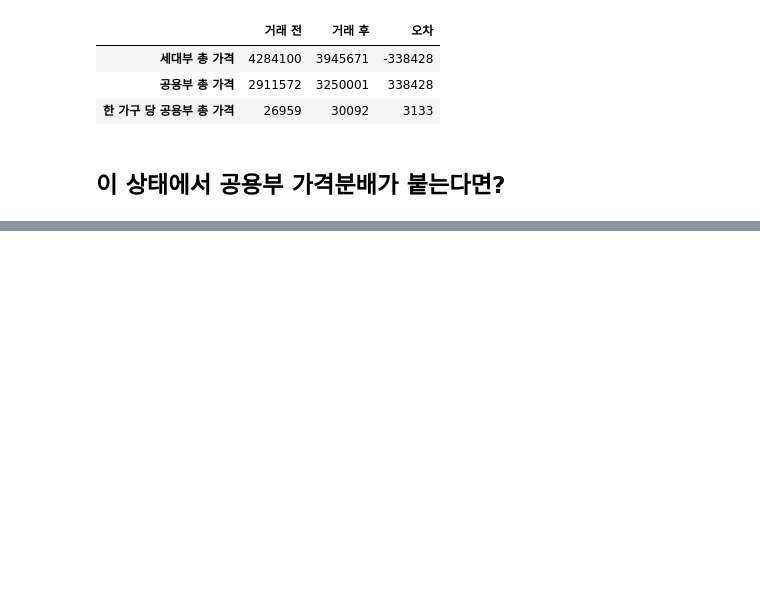
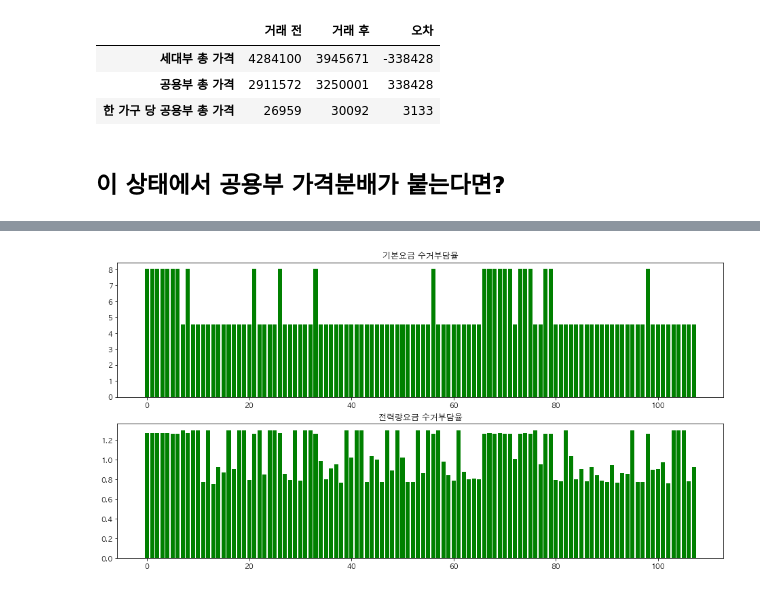
Before and after one commit to formegusto/energy-trading, a Jupyter notebook: analysis. paran energy.ipynb, the cells around one changed output, grey strips where cells are left out. Cells and saved outputs as stored; diff of their text form; code cells hidden in the pictures; blank space fills up the shorter version.

```diff
--- a/analysis. paran energy.ipynb
+++ b/analysis. paran energy.ipynb
@@ -158,0 +212,5 @@ dist.meter_month
+# %%
+pa.set_calc(public_percentage=30)
+basic_col_burden, elec_rate_col_burden = pa.get_col_burden()
+# %% [output]
+[figure, added]
```
Also changed, not shown: parts of 11 cells of this notebook, 14 other files.
